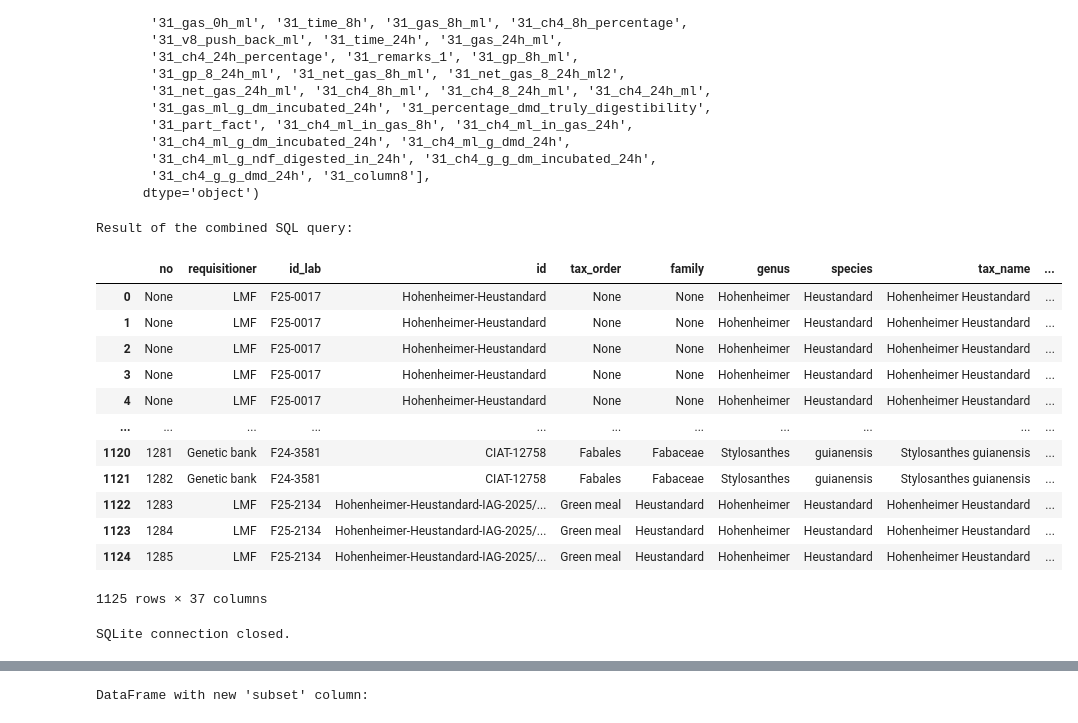
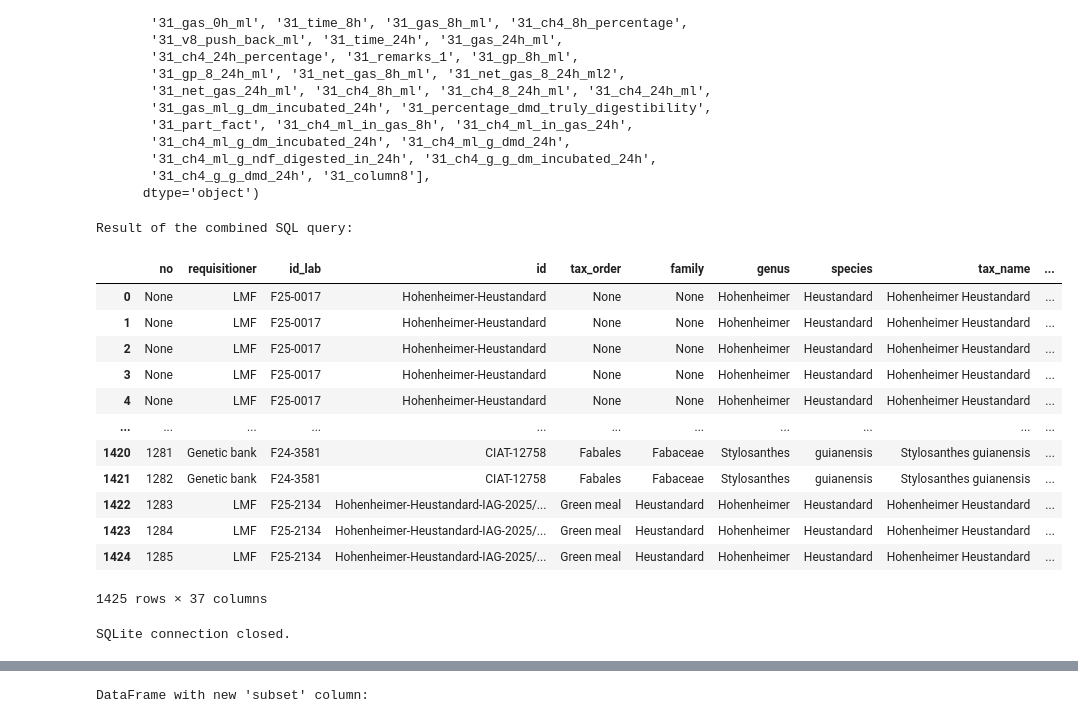
Before and after one commit to maurope/lmf, a Jupyter notebook: notebooks/2026/2026_06_05_sql_data_frame_creation_with_curated_subsets.ipynb, the cells around one changed output, grey strips where cells are left out. Cells and saved outputs as stored; diff of their text form; code cells hidden in the pictures.

```diff
--- a/notebooks/2026/2026_06_05_sql_data_frame_creation_with_curated_subsets.ipynb
+++ b/notebooks/2026/2026_06_05_sql_data_frame_creation_with_curated_subsets.ipynb
@@ -1014,45 +1018,45 @@ ON s3i."10_ciat_lab_id" = s3go."31_ciat_id"
 
 LEFT JOIN subset_3_digest AS s3d
 ON s3go."31_ciat_id" = s3d."32_ciat_id"
-AND s3go."31_no" = s3d."32_no"
+AND s3go."31_batch" = s3d."32_batch"
 AND s3go."31_replication" = s3d."32_replication"
-AND s3go."31_syrangue_no" = s3d."32_syrange_no"
+
 
 LEFT JOIN subset_3_gas_prod AS s3g
 ON s3go."31_ciat_id" = s3g."40g_ciat_id"
 AND s3go."31_no" = s3g."40g_no"
 AND s3go."31_replication" = s3g."40g_replication"
 
 
 ORDER BY
     CAST(no AS INTEGER) ASC
 """
 
 
 
 
 subset_3_gas_sorted_by_sql  = pd.read_sql_query(query_combined, conn_new)
 
 print("Result of the combined SQL query:")
 display(subset_3_gas_sorted_by_sql)
 
 conn_new.close()
 print("\nSQLite connection closed.")
 # %% [output]
 Result of the combined SQL query:
 |  | no | requisitioner | id_lab | id | tax_order | family | genus | species | tax_name | ... |
 | 0 | None | LMF | F25-0017 | Hohenheimer-Heustandard | None | None | Hohenheimer | Heustandard | Hohenheimer Heustandard | ... |
 | 1 | None | LMF | F25-0017 | Hohenheimer-Heustandard | None | None | Hohenheimer | Heustandard | Hohenheimer Heustandard | ... |
 | 2 | None | LMF | F25-0017 | Hohenheimer-Heustandard | None | None | Hohenheimer | Heustandard | Hohenheimer Heustandard | ... |
 | 3 | None | LMF | F25-0017 | Hohenheimer-Heustandard | None | None | Hohenheimer | Heustandard | Hohenheimer Heustandard | ... |
 | 4 | None | LMF | F25-0017 | Hohenheimer-Heustandard | None | None | Hohenheimer | Heustandard | Hohenheimer Heustandard | ... |
 | ... | ... | ... | ... | ... | ... | ... | ... | ... | ... | ... |
-| 1120 | 1281 | Genetic bank | F24-3581 | CIAT-12758 | Fabales | Fabaceae | Stylosanthes | guianensis | Stylosanthes guianensis | ... |
-| 1121 | 1282 | Genetic bank | F24-3581 | CIAT-12758 | Fabales | Fabaceae | Stylosanthes | guianensis | Stylosanthes guianensis | ... |
-| 1122 | 1283 | LMF | F25-2134 | Hohenheimer-Heustandard-IAG-2025/... | Green meal | Heustandard | Hohenheimer | Heustandard | Hohenheimer Heustandard | ... |
-| 1123 | 1284 | LMF | F25-2134 | Hohenheimer-Heustandard-IAG-2025/... | Green meal | Heustandard | Hohenheimer | Heustandard | Hohenheimer Heustandard | ... |
-| 1124 | 1285 | LMF | F25-2134 | Hohenheimer-Heustandard-IAG-2025/... | Green meal | Heustandard | Hohenheimer | Heustandard | Hohenheimer Heustandard | ... |
+| 1420 | 1281 | Genetic bank | F24-3581 | CIAT-12758 | Fabales | Fabaceae | Stylosanthes | guianensis | Stylosanthes guianensis | ... |
+| 1421 | 1282 | Genetic bank | F24-3581 | CIAT-12758 | Fabales | Fabaceae | Stylosanthes | guianensis | Stylosanthes guianensis | ... |
+| 1422 | 1283 | LMF | F25-2134 | Hohenheimer-Heustandard-IAG-2025/... | Green meal | Heustandard | Hohenheimer | Heustandard | Hohenheimer Heustandard | ... |
+| 1423 | 1284 | LMF | F25-2134 | Hohenheimer-Heustandard-IAG-2025/... | Green meal | Heustandard | Hohenheimer | Heustandard | Hohenheimer Heustandard | ... |
+| 1424 | 1285 | LMF | F25-2134 | Hohenheimer-Heustandard-IAG-2025/... | Green meal | Heustandard | Hohenheimer | Heustandard | Hohenheimer Heustandard | ... |
-1125 rows × 37 columns
+1425 rows × 37 columns
 SQLite connection closed.
 # %%
 # Remove duplicate rows, keeping the first occurrence
```
Also changed, not shown: parts of 8 cells of this notebook, 15 other files.
